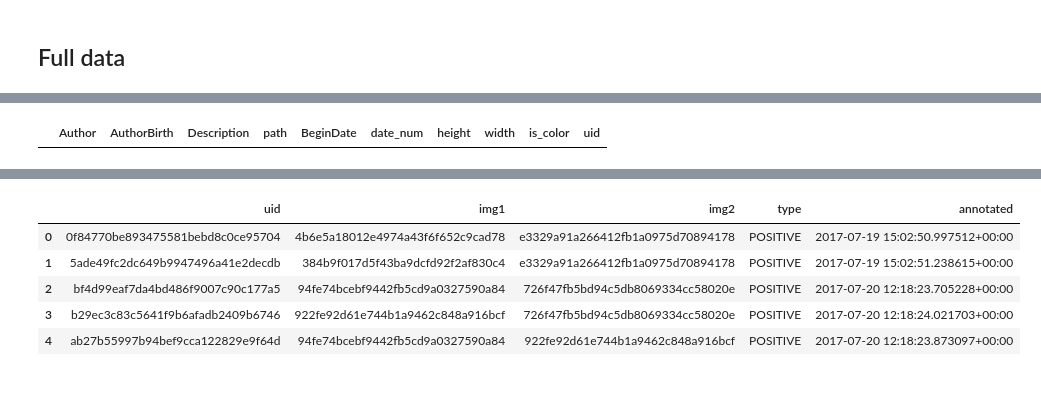
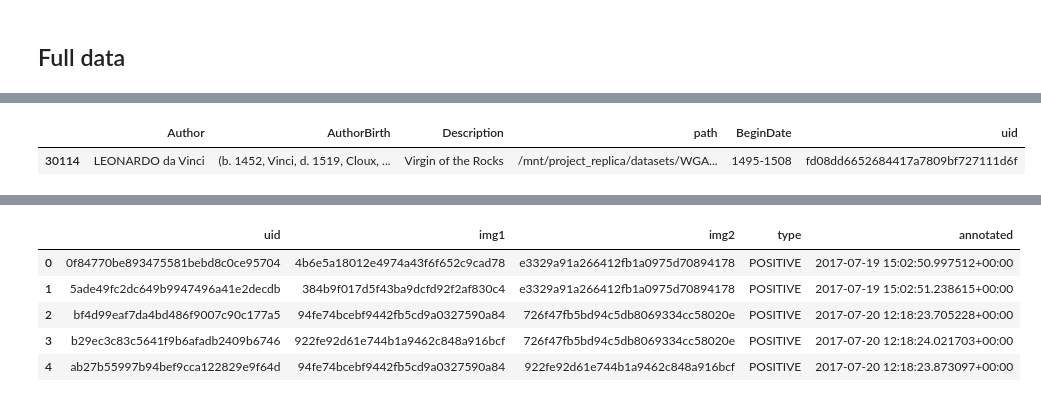
Before and after one commit to ludovicaschaerf/Cini_TDA, a Jupyter notebook: notebooks/Data.ipynb, the cells around one changed output, grey strips where cells are left out. Cells and saved outputs as stored; diff of their text form; code cells hidden in the pictures.

```diff
--- a/notebooks/Data.ipynb
+++ b/notebooks/Data.ipynb
@@ -26,5 +26,5 @@ from utils import *
 path = '/home/guhennec/scratch/2021_Cini/TopologicalAnalysis_Cini/data/'
 data_dir = '/scratch/students/schaerf/'
 replica_dir = '/mnt/project_replica/datasets/cini/'
-wga_dir = '/mnt/project_replica/datasets/WGA/'
+wga_dir = '/mnt/project_replica/datasets/'
 # %% [output]
@@ -60,7 +61,13 @@ Index(['Drawer', 'ImageNumber', 'Author', 'Description', 'AuthorOriginal',
 #metadata_2 = pd.read_excel(wga_dir + 'catalog.xls') #no uid
 #print(metadata_2)
 
-metadata_2 = pd.read_csv(wga_dir + 'index.csv',).drop('Unnamed: 0', axis=1)
-metadata_2.columns = ['Author', 'AuthorBirth', 'Description', 'path', 'BeginDate', 'date_num', 'height', 'width', 'is_color', 'uid']
-metadata_2
+#metadata_2 = pd.read_csv(wga_dir + 'index.csv',).drop('Unnamed: 0', axis=1)
+#metadata_2.columns = ['Author', 'AuthorBirth', 'Description', 'path', 'BeginDate', 'date_num', 'height', 'width', 'is_color', 'uid']
+
+with open(data_dir + 'image_data_2022_04_28.pkl', 'rb') as infile:
+    metadata_2 = pickle.load(infile)
+
+
+metadata_2 = metadata_2[metadata_2['source'] == 'wga']
+metadata_2.head()
 # %% [output]
@@ -79,0 +94,11 @@ metadata_2
+# %%
+metadata_2['Author'] = metadata_2['o_metadata'].apply(lambda x: x['AUTHOR'])
+metadata_2['AuthorBirth'] = metadata_2['o_metadata'].apply(lambda x: x['BORN-DIED'])
+metadata_2['Description'] = metadata_2['o_metadata'].apply(lambda x: x['TITLE'])
+metadata_2['BeginDate'] = metadata_2['o_metadata'].apply(lambda x: x['DATE'])
+
+metadata_2['uid'] = metadata_2['uid'].astype(str).apply(lambda x: x.replace('-', ''))
+metadata_2['path'] = wga_dir + metadata_2['path']
+
+metadata_2 = metadata_2[['Author', 'AuthorBirth', 'Description', 'path', 'BeginDate', 'uid',]]
+metadata_2.head()
@@ -80,7 +112,8 @@ metadata_2
 # %%
-metadata_2[metadata_2['uid'] == '69d0d257aadb4c15a0defb28c6adc5f5']
+metadata_2[metadata_2['uid'] == 'fd08dd6652684417a7809bf727111d6f']
 # %% [output]
-|  | Author | AuthorBirth | Description | path | BeginDate | date_num | height | width | is_color | uid |
+|  | Author | AuthorBirth | Description | path | BeginDate | uid |
+| 30114 | LEONARDO da Vinci | (b. 1452, Vinci, d. 1519, Cloux, ... | Virgin of the Rocks | /mnt/project_replica/datasets/WGA... | 1495-1508 | fd08dd6652684417a7809bf727111d6f |
 # %%
 metadata_2[metadata_2['AuthorBirth'] == '(b. 1794, St. Petersburg, d. 1855, St. Petersburg)']
 # %% [output]
```
Also changed, not shown: parts of 28 cells of this notebook, 4 other files.
